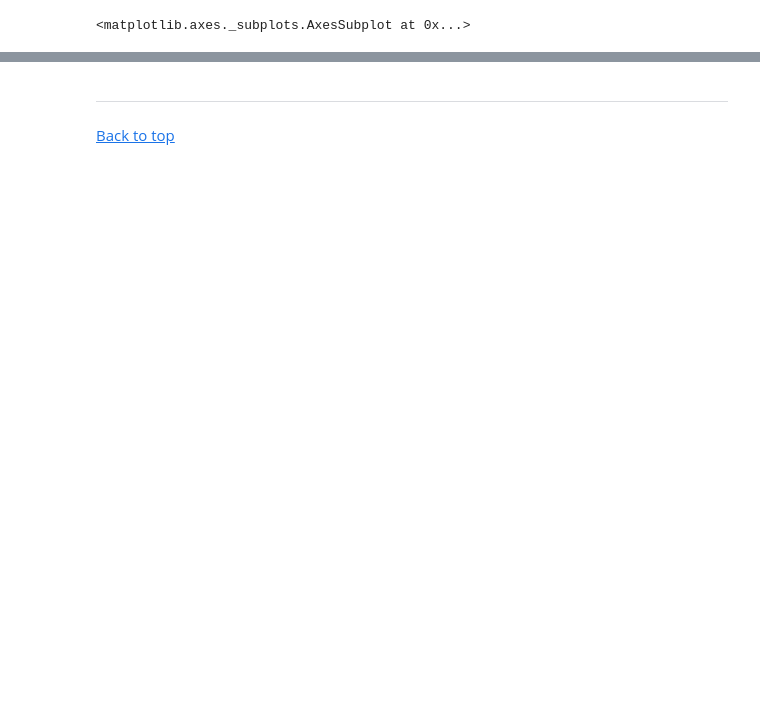
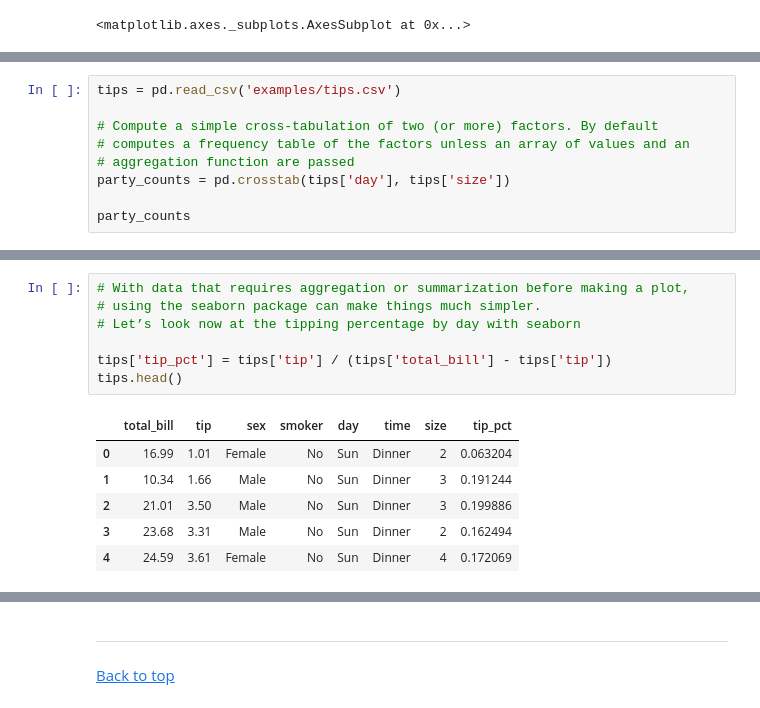
Before and after one commit to mikelhsia/Python, a Jupyter notebook: numpyPractice/pythonDataAnalysisChap9.ipynb, the cells around one changed output, grey strips where cells are left out. Cells and saved outputs as stored; diff of their text form; blank space fills up the shorter version.

```diff
--- a/numpyPractice/pythonDataAnalysisChap9.ipynb
+++ b/numpyPractice/pythonDataAnalysisChap9.ipynb
@@ -332,0 +355,9 @@ SyntaxError: invalid syntax (<ipython-input-73-029da5fbaea1>, line 3)
+# %%
+tips = pd.read_csv('examples/tips.csv')
+
+# Compute a simple cross-tabulation of two (or more) factors. By default
+# computes a frequency table of the factors unless an array of values and an
+# aggregation function are passed
+party_counts = pd.crosstab(tips['day'], tips['size'])
+
+party_counts
@@ -332,0 +391,14 @@ SyntaxError: invalid syntax (<ipython-input-73-029da5fbaea1>, line 3)
+# %%
+# With data that requires aggregation or summarization before making a plot,
+# using the seaborn package can make things much simpler.
+# Let’s look now at the tipping percentage by day with seaborn
+
+tips['tip_pct'] = tips['tip'] / (tips['total_bill'] - tips['tip'])
+tips.head()
+# %% [output]
+|  | total_bill | tip | sex | smoker | day | time | size | tip_pct |
+| 0 | 16.99 | 1.01 | Female | No | Sun | Dinner | 2 | 0.063204 |
+| 1 | 10.34 | 1.66 | Male | No | Sun | Dinner | 3 | 0.191244 |
+| 2 | 21.01 | 3.50 | Male | No | Sun | Dinner | 3 | 0.199886 |
+| 3 | 23.68 | 3.31 | Male | No | Sun | Dinner | 2 | 0.162494 |
+| 4 | 24.59 | 3.61 | Female | No | Sun | Dinner | 4 | 0.172069 |
```
Also changed, not shown: parts of 23 cells of this notebook, 2 other files.
